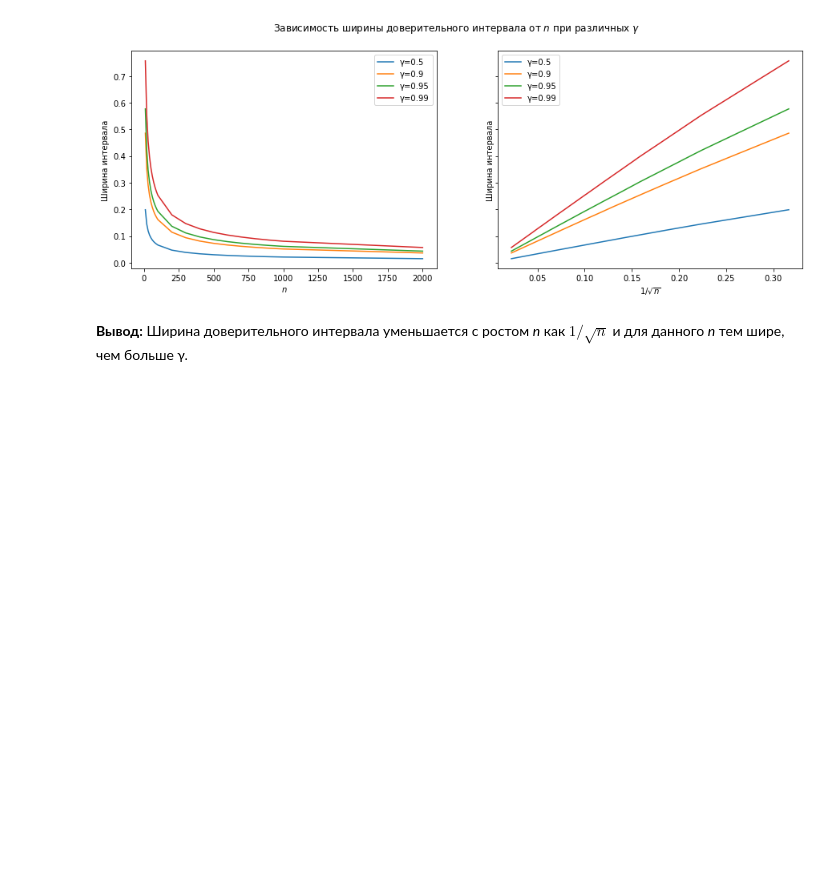
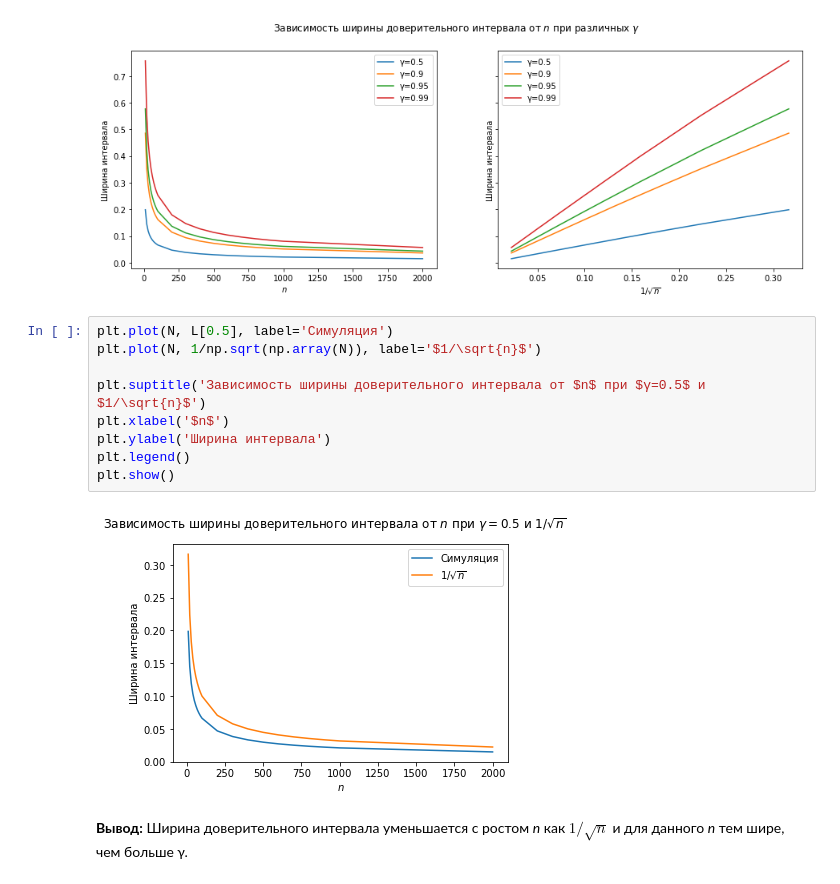
Before and after one commit to kirill-varchenko/bioinst, a Jupyter notebook: MHW1_Varchenko.ipynb, the cells around one changed output. Saved outputs shown, nothing was run; the diff lists cells and outputs as text; blank space fills up the shorter version.

```diff
--- a/MHW1_Varchenko.ipynb
+++ b/MHW1_Varchenko.ipynb
@@ -142,6 +142,17 @@ ax2.legend()
 plt.show()
 # %% [output]
 [figure]
+# %%
+plt.plot(N, L[0.5], label='Симуляция')
+plt.plot(N, 1/np.sqrt(np.array(N)), label='$1/\sqrt{n}$')
+
+plt.suptitle('Зависимость ширины доверительного интервала от $n$ при $γ=0.5$ и $1/\sqrt{n}$')
+plt.xlabel('$n$')
+plt.ylabel('Ширина интервала')
+plt.legend()
+plt.show()
+# %% [output]
+[figure, added]
 # %% [markdown]
 **Вывод:** Ширина доверительного интервала уменьшается с ростом *n* как $1/\sqrt{n}$ и для данного *n* тем шире, чем больше γ.
 # %% [markdown]
```
